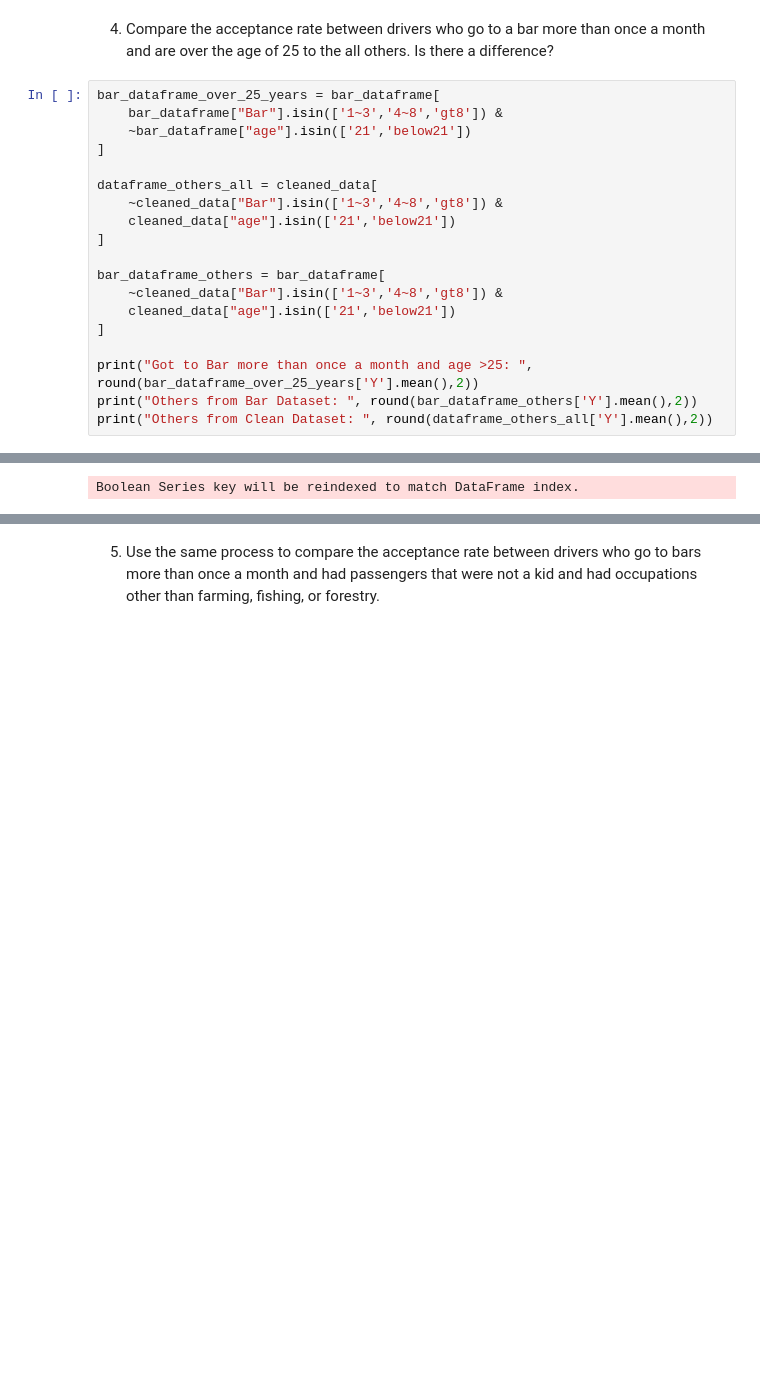
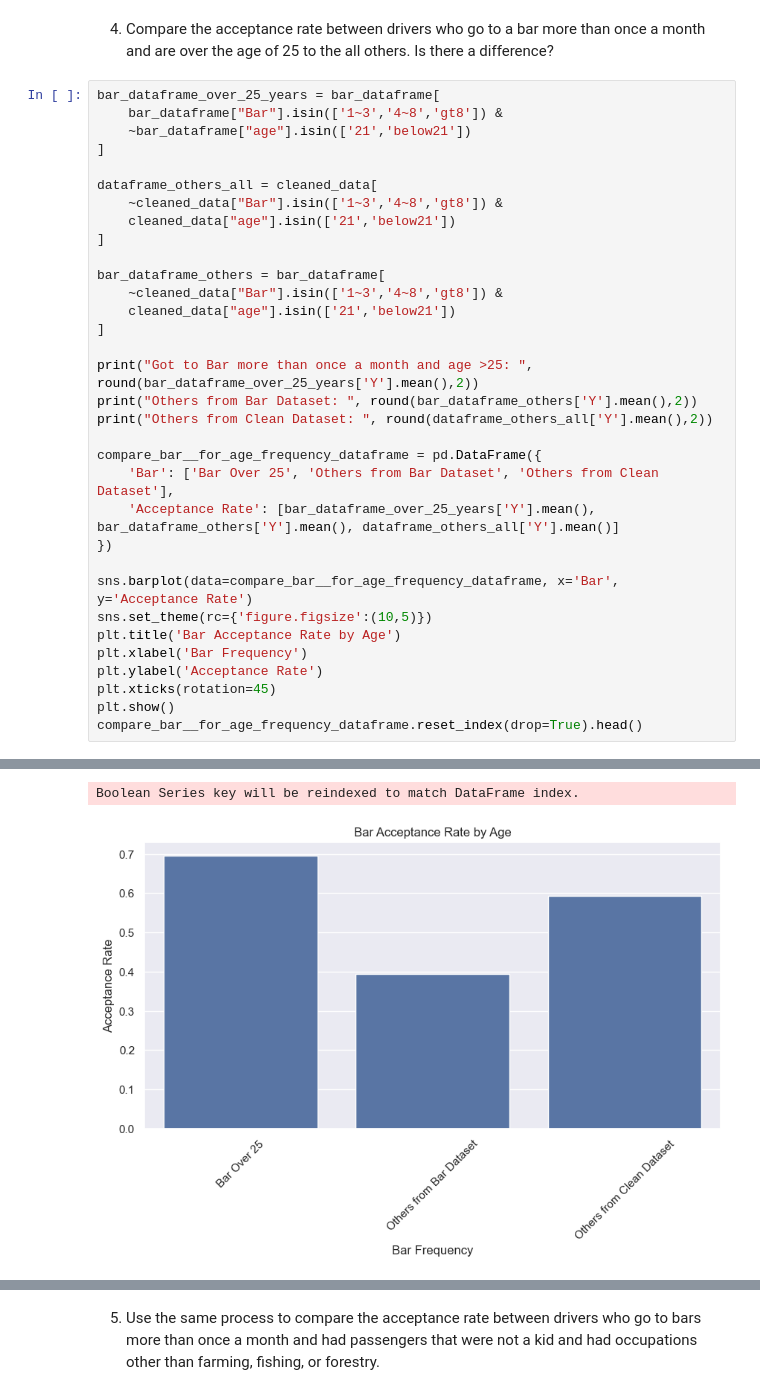
Before and after one commit to ArunKumarGanesan716/UC-B-Assignment-1, a Jupyter notebook: prompt.ipynb, the cells around one changed output, grey strips where cells are left out. Cells and saved outputs as stored; diff of their text form; blank space fills up the shorter version.

```diff
--- a/prompt.ipynb
+++ b/prompt.ipynb
@@ -411,24 +425,39 @@ more_than_bar_1_to_3_accepteance_rate:  0.77
 # %%
 bar_dataframe_over_25_years = bar_dataframe[
     bar_dataframe["Bar"].isin(['1~3','4~8','gt8']) &
     ~bar_dataframe["age"].isin(['21','below21'])
 ]
 
 dataframe_others_all = cleaned_data[
     ~cleaned_data["Bar"].isin(['1~3','4~8','gt8']) &
     cleaned_data["age"].isin(['21','below21'])
 ]
 
 bar_dataframe_others = bar_dataframe[
     ~cleaned_data["Bar"].isin(['1~3','4~8','gt8']) &
     cleaned_data["age"].isin(['21','below21'])
 ]
 
 print("Got to Bar more than once a month and age >25: ", round(bar_dataframe_over_25_years['Y'].mean(),2))
 print("Others from Bar Dataset: ", round(bar_dataframe_others['Y'].mean(),2))
 print("Others from Clean Dataset: ", round(dataframe_others_all['Y'].mean(),2))
+
+compare_bar__for_age_frequency_dataframe = pd.DataFrame({
+    'Bar': ['Bar Over 25', 'Others from Bar Dataset', 'Others from Clean Dataset'],
+    'Acceptance Rate': [bar_dataframe_over_25_years['Y'].mean(), bar_dataframe_others['Y'].mean(), dataframe_others_all['Y'].mean()]
+})
+
+sns.barplot(data=compare_bar__for_age_frequency_dataframe, x='Bar', y='Acceptance Rate')
+sns.set_theme(rc={'figure.figsize':(10,5)})
+plt.title('Bar Acceptance Rate by Age')
+plt.xlabel('Bar Frequency')
+plt.ylabel('Acceptance Rate')
+plt.xticks(rotation=45)
+plt.show()
+compare_bar__for_age_frequency_dataframe.reset_index(drop=True).head()
 # %% [output]
 Got to Bar more than once a month and age >25:  0.7
 Others from Bar Dataset:  0.39
 Others from Clean Dataset:  0.59
 Boolean Series key will be reindexed to match DataFrame index.
+[figure, added]
```
Also changed, not shown: parts of 5 cells of this notebook.
